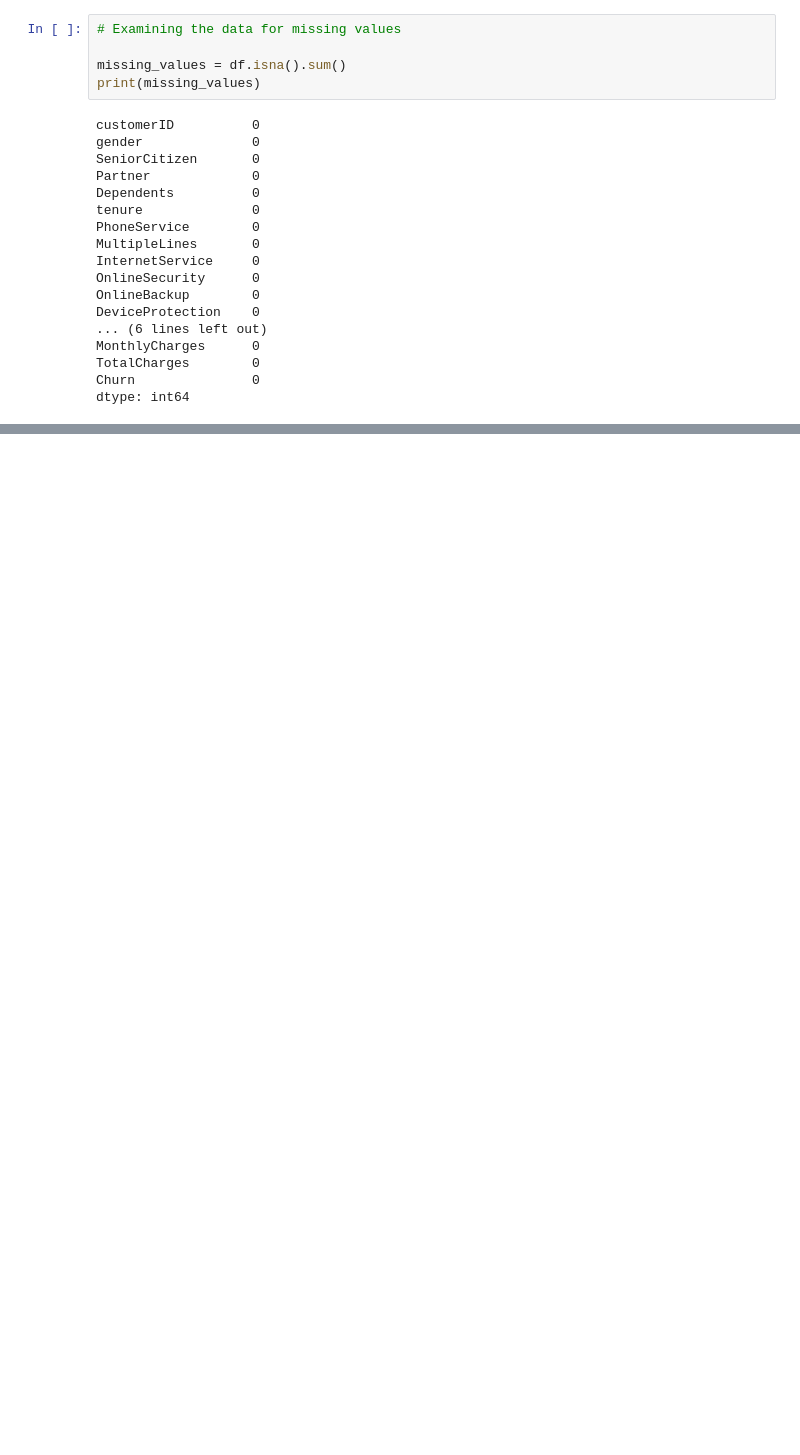
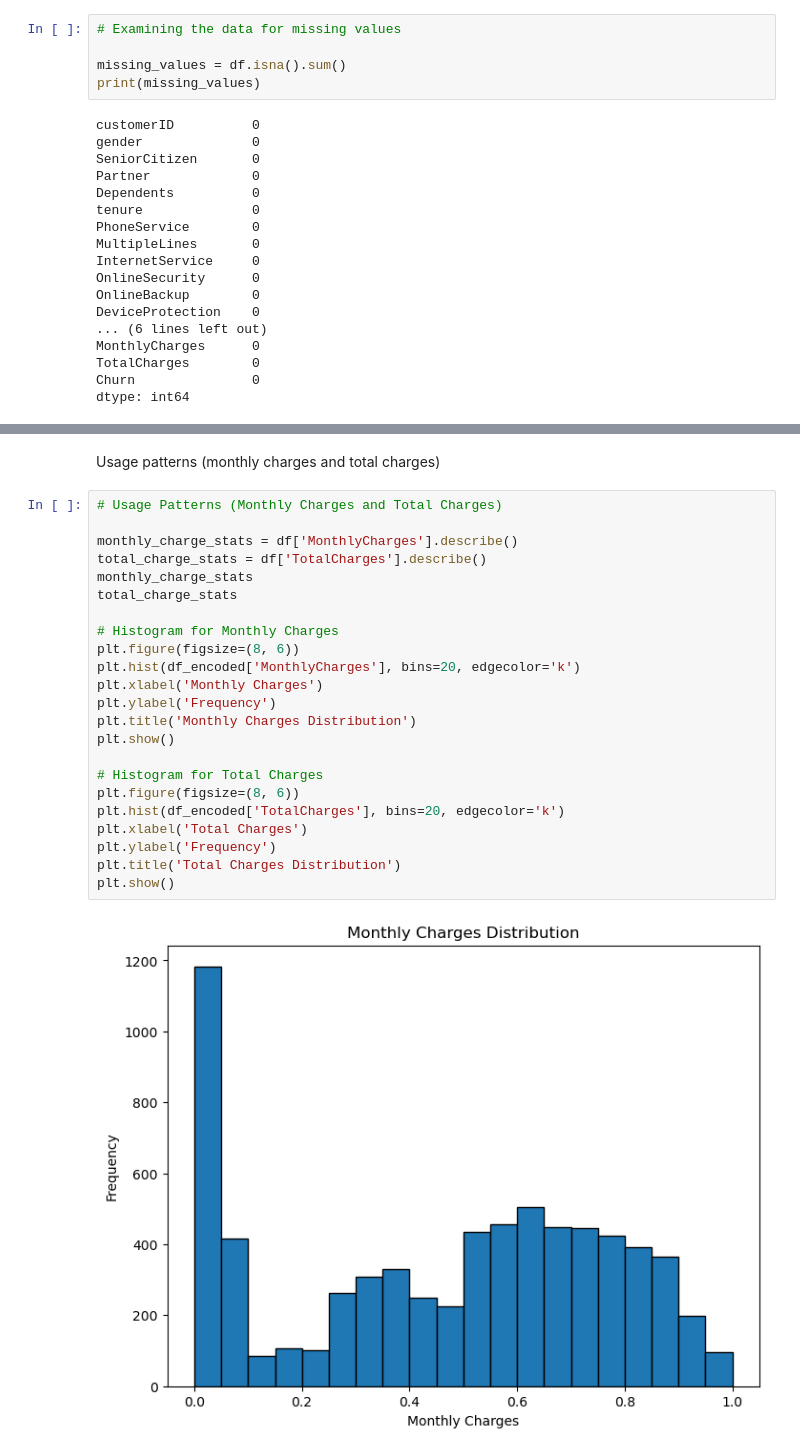
Before and after one commit to amadasunese/cta_bootcamp, a Jupyter notebook: notebook.ipynb, the cells around one changed output, grey strips where cells are left out. Saved outputs shown, nothing was run; the diff lists cells and outputs as text; blank space fills up the shorter version.

```diff
--- a/notebook.ipynb
+++ b/notebook.ipynb
@@ -273,0 +220,27 @@ TypeError: Could not convert 29.85108.15151.65820.51949.4301.93046.05587.455036.
+# %% [markdown]
+<p>Usage patterns (monthly charges and total charges)</p>
+# %%
+# Usage Patterns (Monthly Charges and Total Charges)
+
+monthly_charge_stats = df['MonthlyCharges'].describe()
+total_charge_stats = df['TotalCharges'].describe()
+monthly_charge_stats
+total_charge_stats
+
+# Histogram for Monthly Charges
+plt.figure(figsize=(8, 6))
+plt.hist(df_encoded['MonthlyCharges'], bins=20, edgecolor='k')
+plt.xlabel('Monthly Charges')
+plt.ylabel('Frequency')
+plt.title('Monthly Charges Distribution')
+plt.show()
+
+# Histogram for Total Charges
+plt.figure(figsize=(8, 6))
+plt.hist(df_encoded['TotalCharges'], bins=20, edgecolor='k')
+plt.xlabel('Total Charges')
+plt.ylabel('Frequency')
+plt.title('Total Charges Distribution')
+plt.show()
+# %% [output]
+[figure, added]
```
Also changed, not shown: parts of 51 cells of this notebook.
